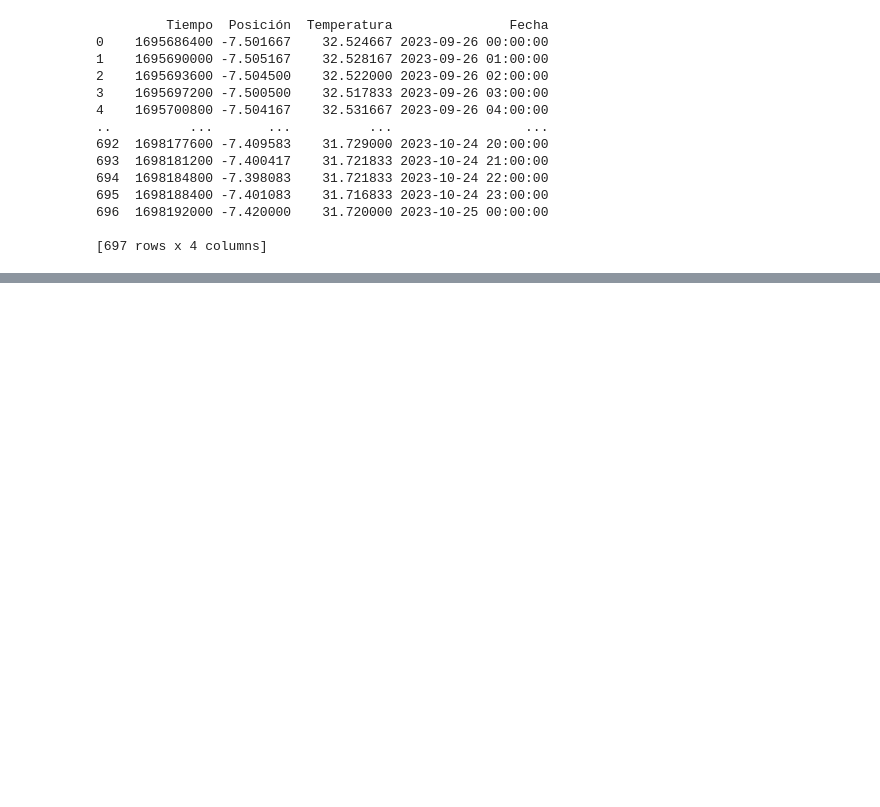
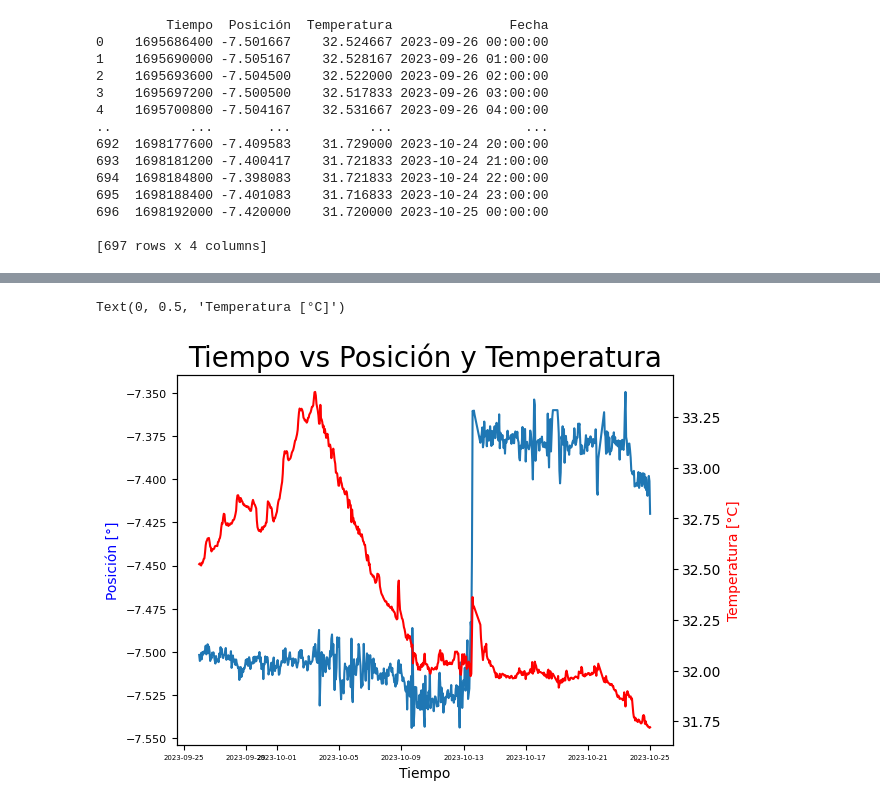
Before and after one commit to jdg16/solucion_giraldo_jupyter, a Jupyter notebook: prueba.ipynb, the cells around one changed output, grey strips where cells are left out. Cells and saved outputs as stored; diff of their text form; code cells hidden in the pictures; blank space fills up the shorter version.

```diff
--- a/prueba.ipynb
+++ b/prueba.ipynb
@@ -68,0 +148,14 @@ plt.show()
+# %%
+fig, axes = plt.subplots()
+axes.plot(df_acelero["Fecha"], df_acelero["Posición"])
+axes.set_title("Tiempo vs Posición y Temperatura", fontsize=20)
+axes.set_xlabel("Tiempo")
+axes.set_ylabel("Posición [°]", color="b")
+plt.xticks(fontsize=5)
+plt.yticks(fontsize=8)
+twin_axes = axes.twinx()
+twin_axes.plot(df_acelero["Fecha"], df_acelero["Temperatura"], "r")
+twin_axes.set_ylabel("Temperatura [°C]", color="r")
+# %% [output]
+Text(0, 0.5, 'Temperatura [°C]')
+[figure, added]
```
Also changed, not shown: parts of 25 cells of this notebook.
